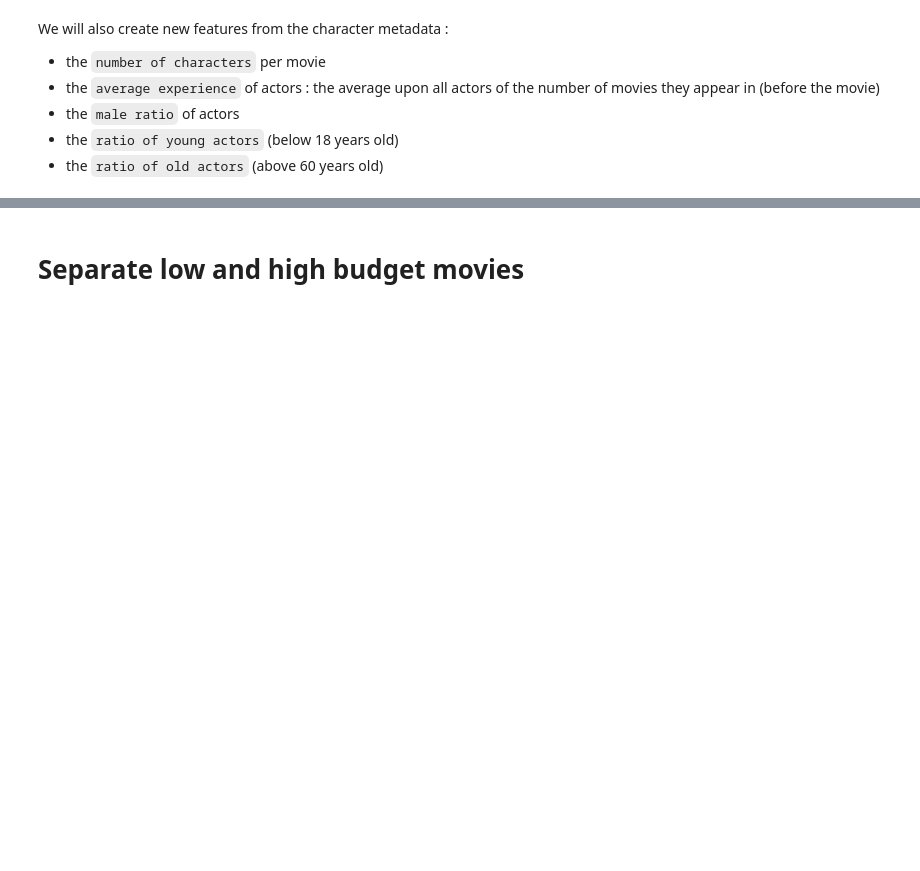
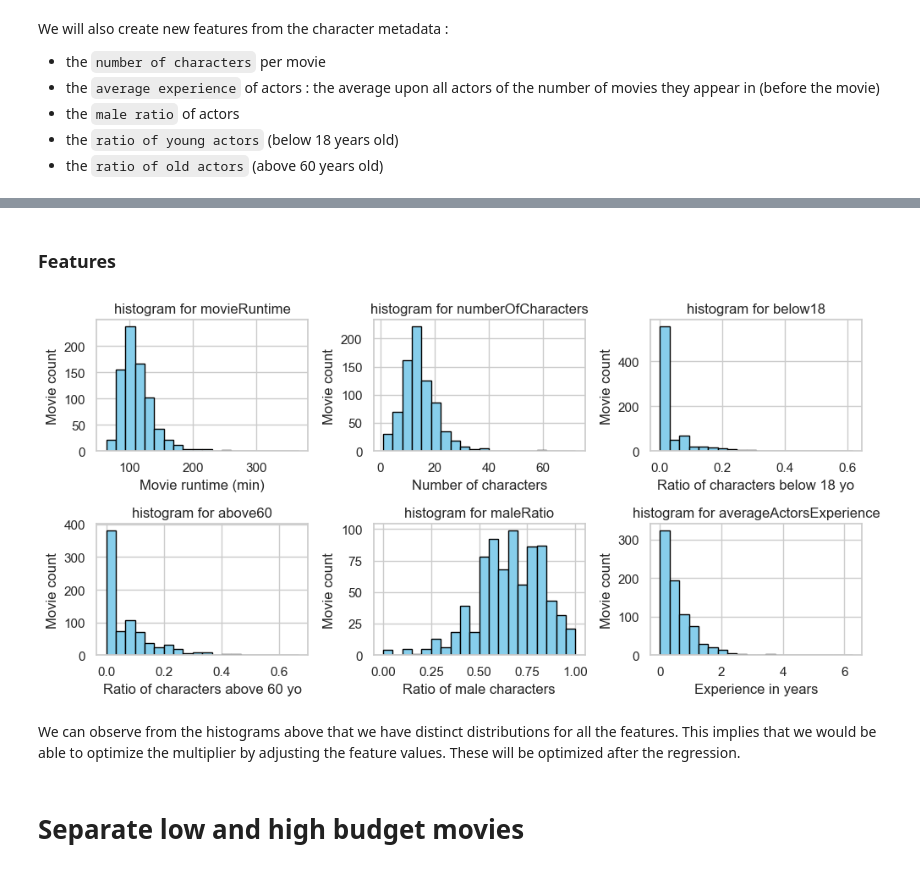
Before and after one commit to epfl-ada/ada-2023-project-thesuricates, a Jupyter notebook: milestone2.ipynb, the cells around one changed output, grey strips where cells are left out. Cells and saved outputs as stored; diff of their text form; code cells hidden in the pictures; blank space fills up the shorter version.

```diff
--- a/milestone2.ipynb
+++ b/milestone2.ipynb
@@ -157,6 +169,32 @@ movie_features.head()
 | 2 | 30575.0 | Twelve Monkeys | 1995-12-27 | 29500000.0 | 168839459.0 | 131.0 | {"/m/09c7w0": "United States of A... | ... |
 | 3 | 25244870.0 | 127 Hours | 2010-09-04 | 18000000.0 | 60000000.0 | 90.0 | {"/m/09c7w0": "United States of A... | ... |
 | 4 | 407288.0 | 2 Fast 2 Furious | 2003-06-03 | 76000000.0 | 236350661.0 | 101.0 | {"/m/09c7w0": "United States of A... | ... |
+# %% [markdown]
+### Features
+# %%
+fig, axes = plt.subplots(nrows=2, ncols=3, figsize=(10, 5))
+
+# Flatten the axes array for easier indexing
+axes = axes.flatten()
+
+list_of_features = ['movieRuntime', 'numberOfCharacters', 'below18', 'above60', 'maleRatio', 'averageActorsExperience']
+list_title = ['Movie runtime (min)', 'Number of characters', 'Ratio of characters below 18 yo','Ratio of characters above 60 yo', 'Ratio of male characters', 'Experience in years']
+# Create histograms in each subplot
+for i in range(6):
+    axes[i].hist(movie_features[list_of_features[i]], bins=20, color='skyblue', edgecolor='black')
+    axes[i].set_title(f'histogram for {list_of_features[i]}')
+    axes[i].set_xlabel(f'{list_title[i]}')
+    axes[i].set_ylabel('Movie count')
+
+# Adjust layout to prevent overlapping
+plt.tight_layout()
+
+# Show the plot
+plt.show()
+# %% [output]
+[figure, added]
+# %% [markdown]
+We can observe from the histograms above that we have distinct distributions for all the features. This implies that we would be able to optimize the multiplier by adjusting the feature values. These will be optimized after the regression.
 # %% [markdown]
 # Separate low and high budget movies
 # %% [markdown]
```
Also changed, not shown: parts of 16 cells of this notebook, 1 other file.
